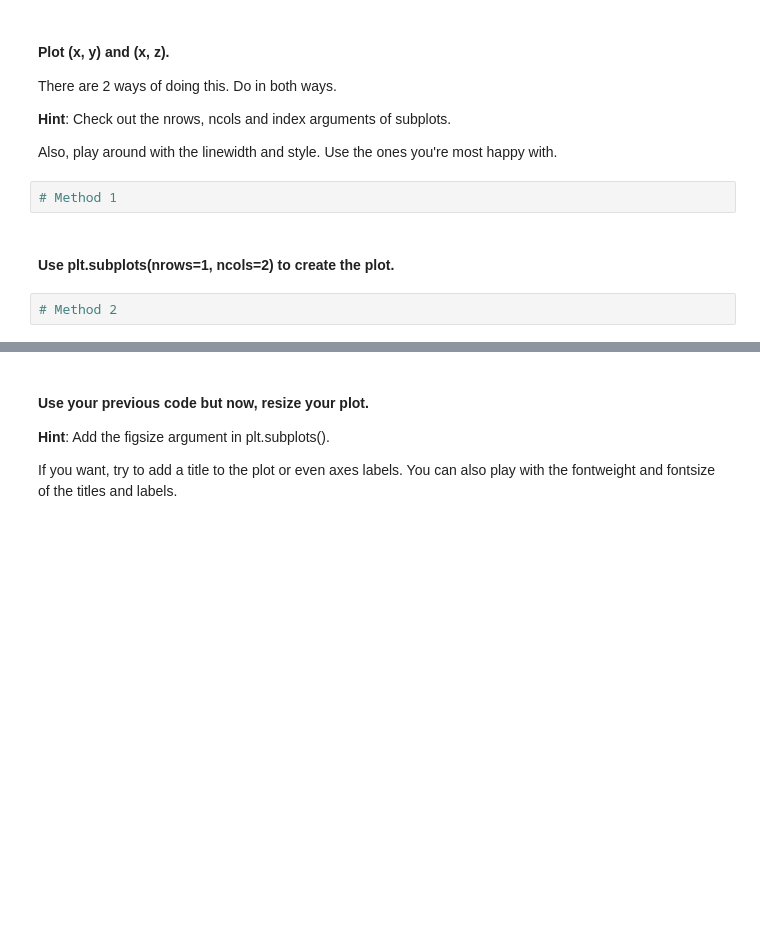
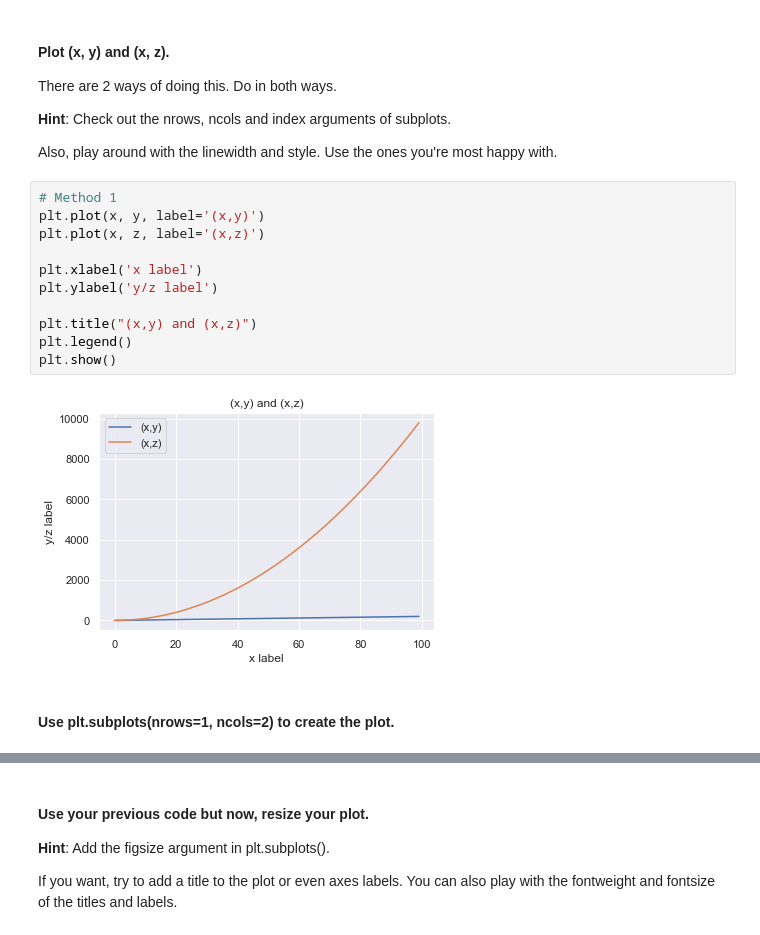
Before and after one commit to ironhack-datalabs/dataV2-labs, a Jupyter notebook: module-2/Matplotlib-Seaborn/your-code/main.ipynb, the cells around one changed output, grey strips where cells are left out. Drawn from its saved outputs; the diff is of its cells as text; blank space fills up the shorter version.

```diff
--- a/module-2/Matplotlib-Seaborn/your-code/main.ipynb
+++ b/module-2/Matplotlib-Seaborn/your-code/main.ipynb
@@ -20,9 +26,18 @@ There are 2 ways of doing this. Do in both ways.
 **Hint**: Check out the nrows, ncols and index arguments of subplots.
 
 Also, play around with the linewidth and style. Use the ones you're most happy with.
-# %%
-# Method 1
+# %%
+# Method 1
+plt.plot(x, y, label='(x,y)')
+plt.plot(x, z, label='(x,z)')
+
+plt.xlabel('x label')
+plt.ylabel('y/z label')
+
+plt.title("(x,y) and (x,z)")
+plt.legend()
+plt.show()
+# %% [output]
+[figure, added]
 # %% [markdown]
 #### Use plt.subplots(nrows=1, ncols=2) to create the plot.
-# %%
-# Method 2
```
Also changed, not shown: parts of 47 cells of this notebook, 4 other files.
